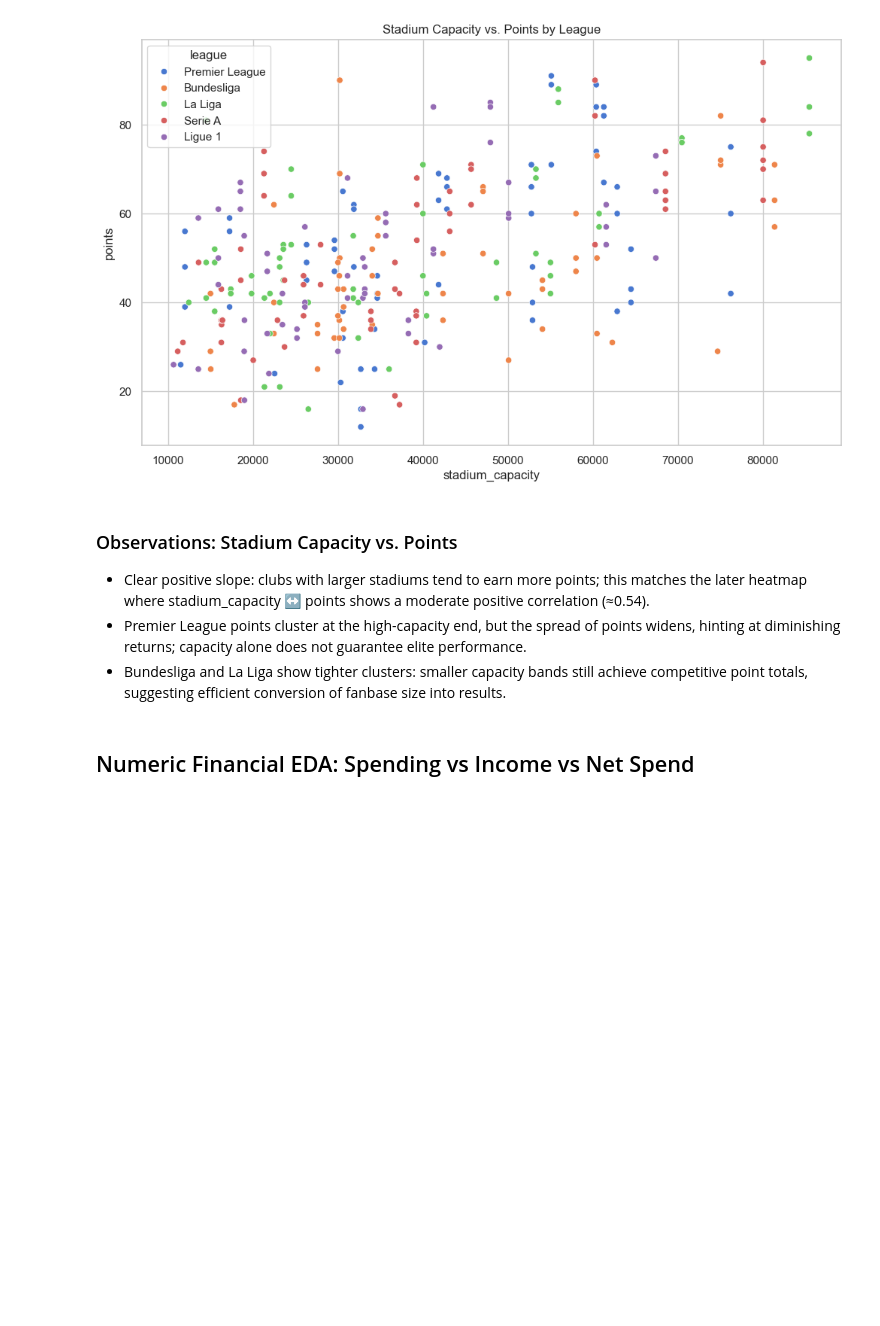
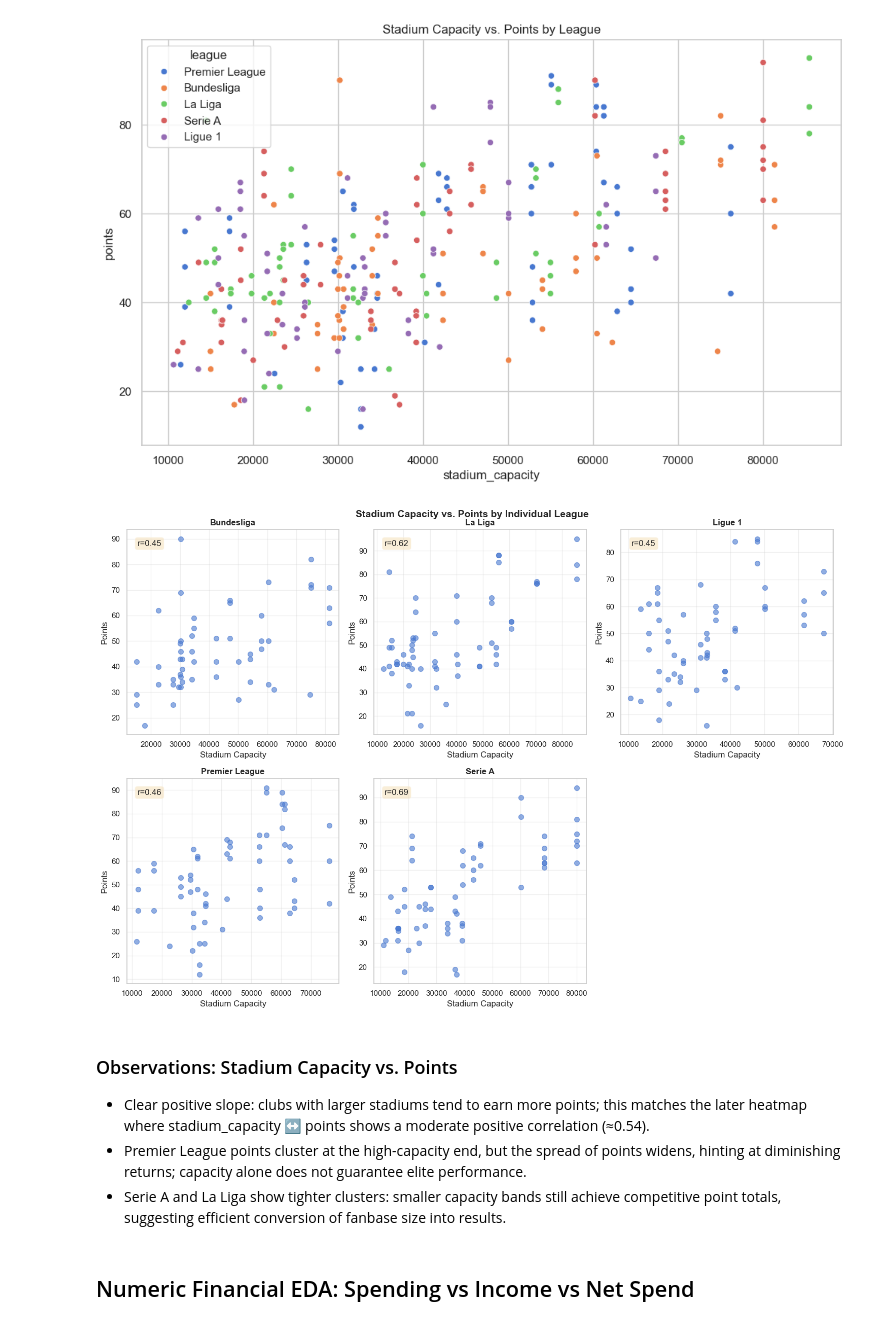
Before and after one commit to minhsang-03/project, a Jupyter notebook: notebooks/01_eda.ipynb, the cells around one changed output. Cells and saved outputs as stored; diff of their text form; code cells hidden in the pictures; blank space fills up the shorter version.

```diff
--- a/notebooks/01_eda.ipynb
+++ b/notebooks/01_eda.ipynb
@@ -166,11 +167,39 @@ plt.title('Stadium Capacity vs. Points by League')
 plt.show()
 # %% [output]
 [figure]
+# %%
+
+# Individual league scatterplots for detailed comparison
+fig, axes = plt.subplots(2, 3, figsize=(15, 10))
+axes = axes.flatten()
+
+leagues = df['league'].unique()
+for idx, league in enumerate(sorted(leagues)):
+    league_data = df[df['league'] == league]
+    axes[idx].scatter(league_data['stadium_capacity'], league_data['points'], alpha=0.6, s=50)
+    axes[idx].set_title(f'{league}', fontsize=12, fontweight='bold')
+    axes[idx].set_xlabel('Stadium Capacity')
+    axes[idx].set_ylabel('Points')
+    axes[idx].grid(True, alpha=0.3)
+
+    # Add correlation coefficient
+    corr = league_data[['stadium_capacity', 'points']].corr().iloc[0, 1]
+    axes[idx].text(0.05, 0.95, f'r={corr:.2f}', transform=axes[idx].transAxes,
+                   verticalalignment='top', bbox=dict(boxstyle='round', facecolor='wheat', alpha=0.5))
+
+# Hide the empty subplot
+axes[-1].axis('off')
+
+plt.tight_layout()
+plt.suptitle('Stadium Capacity vs. Points by Individual League', y=1.00, fontsize=14, fontweight='bold')
+plt.show()
+# %% [output]
+[figure, added]
 # %% [markdown]
 ### Observations: Stadium Capacity vs. Points
 - Clear positive slope: clubs with larger stadiums tend to earn more points; this matches the later heatmap where stadium_capacity ↔ points shows a moderate positive correlation (≈0.54).
 - Premier League points cluster at the high-capacity end, but the spread of points widens, hinting at diminishing returns; capacity alone does not guarantee elite performance.
-- Bundesliga and La Liga show tighter clusters: smaller capacity bands still achieve competitive point totals, suggesting efficient conversion of fanbase size into results.
+- Serie A and La Liga show tighter clusters: smaller capacity bands still achieve competitive point totals, suggesting efficient conversion of fanbase size into results.
 # %% [markdown]
 ## Numeric Financial EDA: Spending vs Income vs Net Spend
 # %%
```
Also changed, not shown: parts of 4 cells of this notebook, 1 other file.
